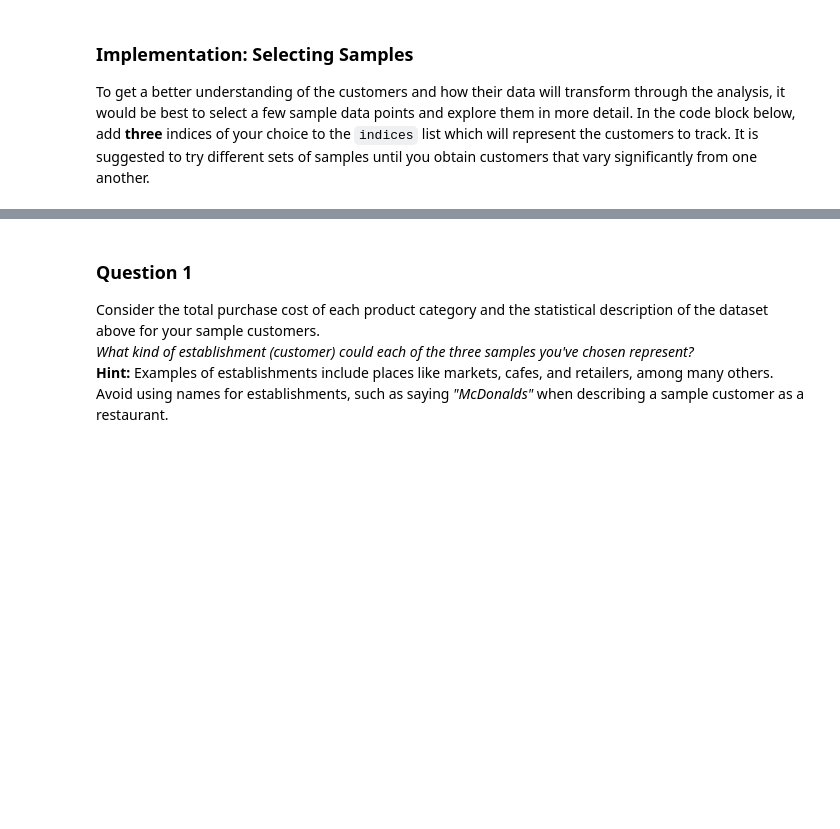
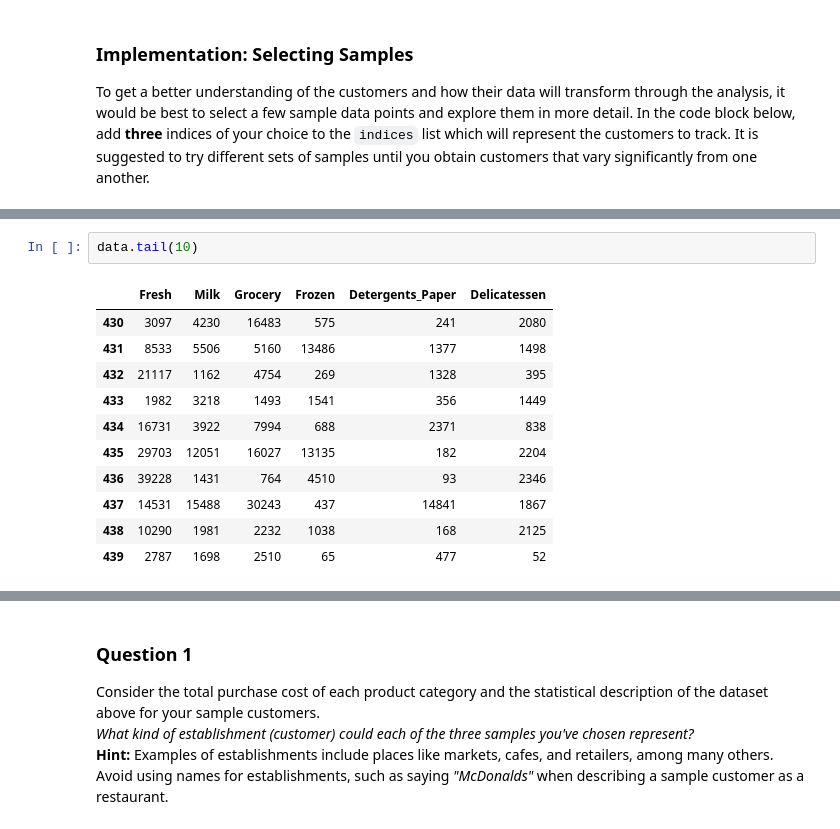
Before and after one commit to rodsveiga/machine-learning, a Jupyter notebook: projects/customer_segments/customer_segments.ipynb, the cells around one changed output, grey strips where cells are left out. Saved outputs shown, nothing was run; the diff lists cells and outputs as text; blank space fills up the shorter version.

```diff
--- a/projects/customer_segments/customer_segments.ipynb
+++ b/projects/customer_segments/customer_segments.ipynb
@@ -51,2 +75,16 @@ To get a better understanding of the customers and how their data will transform
+# %%
+data.tail(10)
+# %% [output]
+|  | Fresh | Milk | Grocery | Frozen | Detergents_Paper | Delicatessen |
+| 430 | 3097 | 4230 | 16483 | 575 | 241 | 2080 |
+| 431 | 8533 | 5506 | 5160 | 13486 | 1377 | 1498 |
+| 432 | 21117 | 1162 | 4754 | 269 | 1328 | 395 |
+| 433 | 1982 | 3218 | 1493 | 1541 | 356 | 1449 |
+| 434 | 16731 | 3922 | 7994 | 688 | 2371 | 838 |
+| 435 | 29703 | 12051 | 16027 | 13135 | 182 | 2204 |
+| 436 | 39228 | 1431 | 764 | 4510 | 93 | 2346 |
+| 437 | 14531 | 15488 | 30243 | 437 | 14841 | 1867 |
+| 438 | 10290 | 1981 | 2232 | 1038 | 168 | 2125 |
+| 439 | 2787 | 1698 | 2510 | 65 | 477 | 52 |
 # %%
 # TODO: Select three indices of your choice you wish to sample from the dataset
```
Also changed, not shown: parts of 7 cells of this notebook.
